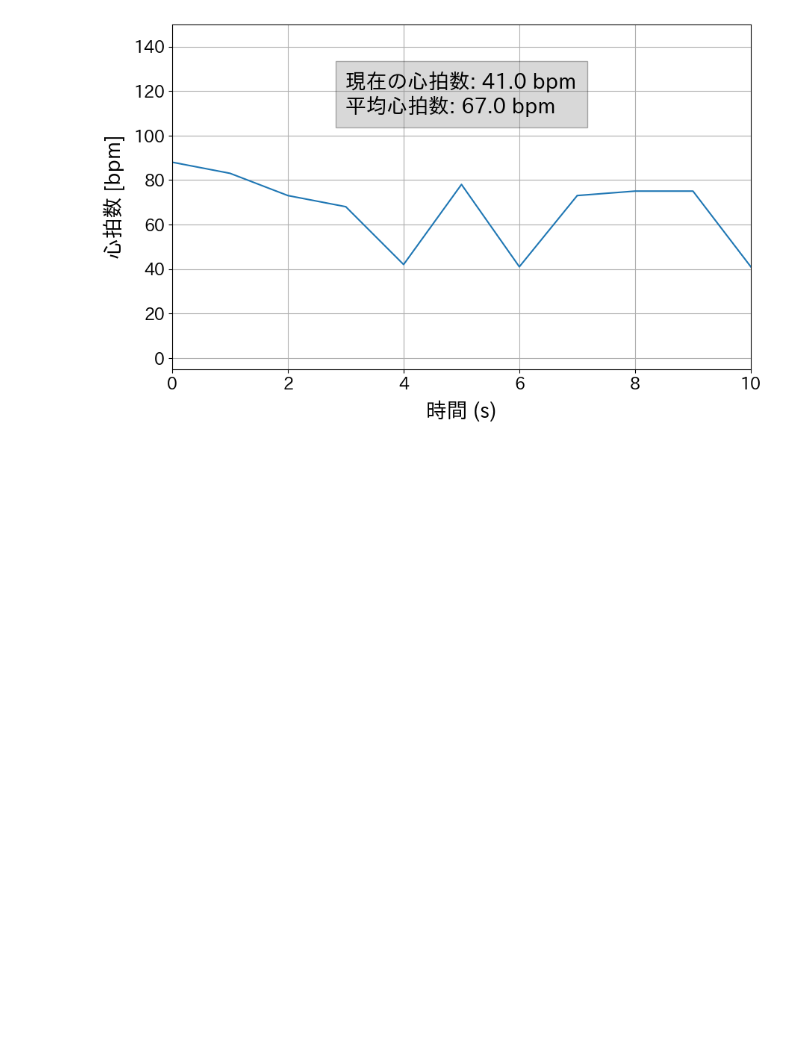
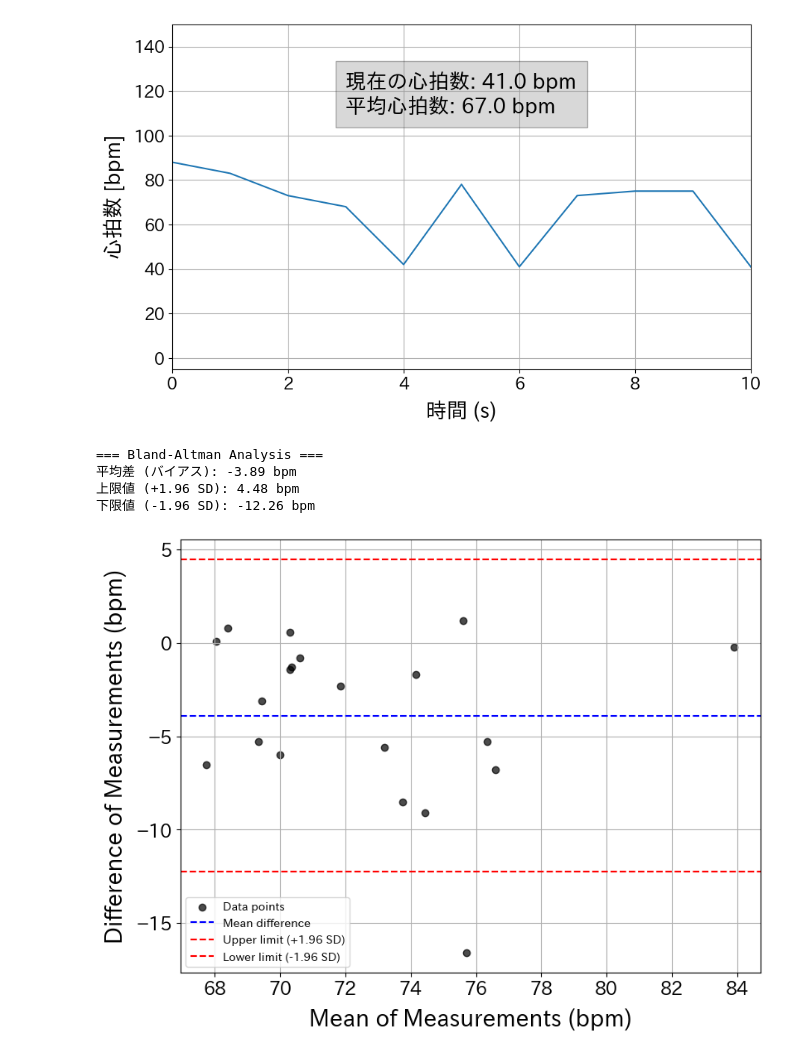
Before and after one commit to kaito0907usagi-alt/agilework1, a Jupyter notebook: integration/integration.ipynb, the cells around one changed output. Saved outputs shown, nothing was run; the diff lists cells and outputs as text; code cells hidden in the pictures; blank space fills up the shorter version.

```diff
--- a/integration/integration.ipynb
+++ b/integration/integration.ipynb
@@ -92,3 +92,33 @@ plt.savefig(f"{file_name}th.png")
 # %% [output]
 [figure]
 [figure]
+# %%
+df = pd.read_csv('data_myself/Ave.csv')
+commercial = df["Commercial"].values # 市販の脈拍計
+developed = df["Developed"].values # 開発した脈拍計
+mean_values = (commercial + developed) / 2 # 平均値
+differences = commercial - developed # 差分
+mean_diff = np.mean(differences) # 差分の平均
+std_diff = np.std(differences) # 差分の標準偏差
+upper_limit = mean_diff + 1.96 * std_diff
+lower_limit = mean_diff - 1.96 * std_diff
+plt.figure(figsize=(8, 6), layout='constrained')
+plt.scatter(mean_values, differences, color='k', alpha=0.7, label='Data points')
+plt.axhline(mean_diff, color='blue', linestyle='--', label='Mean difference')
+plt.axhline(upper_limit, color='red', linestyle='--', label='Upper limit (+1.96 SD)')
+plt.axhline(lower_limit, color='red', linestyle='--', label='Lower limit (-1.96 SD)')
+plt.xlabel('Mean of Measurements (bpm)', fontsize=20, labelpad=8)
+plt.ylabel('Difference of Measurements (bpm)', fontsize=20, labelpad=8)
+plt.tick_params(labelsize=16)
+plt.legend()
+plt.grid(True)
+print("=== Bland-Altman Analysis ===")
+print(f"平均差 (バイアス): {mean_diff:.2f} bpm")
+print(f"上限値 (+1.96 SD): {upper_limit:.2f} bpm")
+print(f"下限値 (-1.96 SD): {lower_limit:.2f} bpm")
+# %% [output]
+=== Bland-Altman Analysis ===
+平均差 (バイアス): -3.89 bpm
+上限値 (+1.96 SD): 4.48 bpm
+下限値 (-1.96 SD): -12.26 bpm
+[figure, added]
```
Also changed, not shown: 1 other file.
